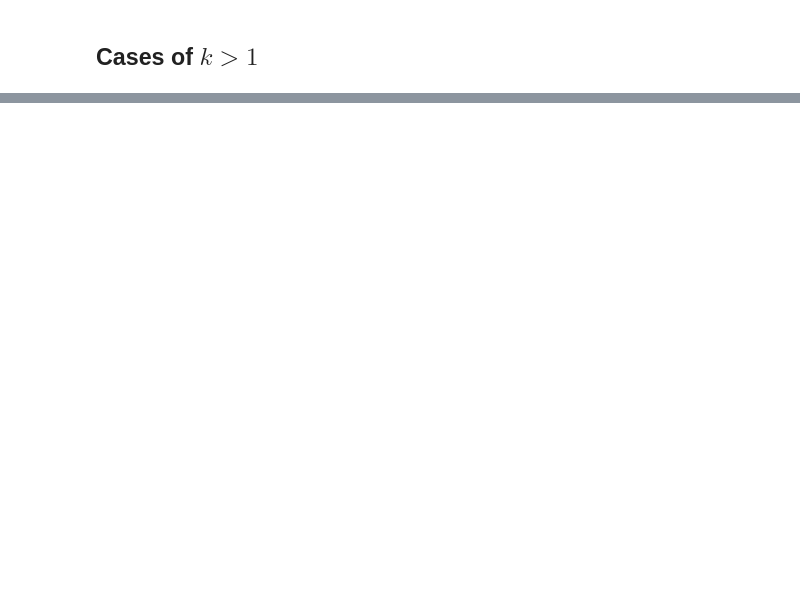
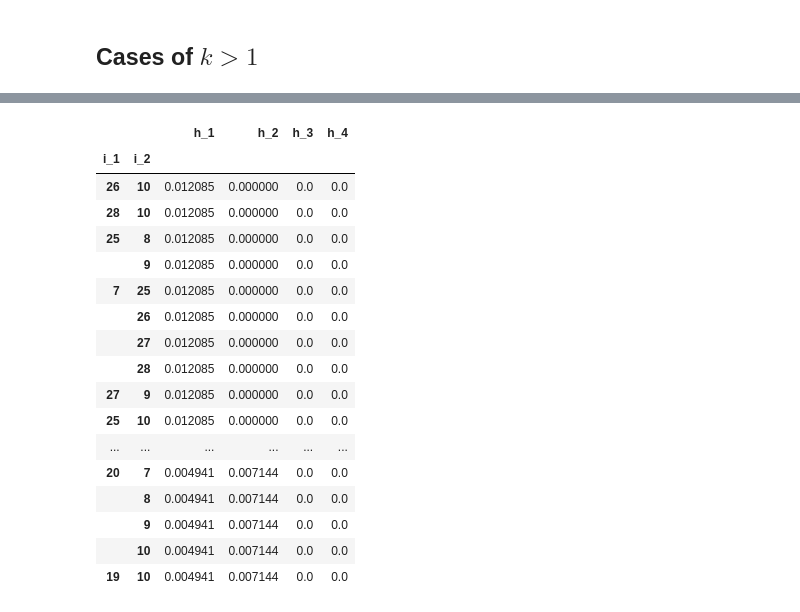
Before and after one commit to nataliavelez/teaching_models, a Jupyter notebook: testing_rectangle_model.ipynb, the cells around one changed output, grey strips where cells are left out. Cells and saved outputs as stored; diff of their text form; code cells hidden in the pictures; blank space fills up the shorter version.

```diff
--- a/testing_rectangle_model.ipynb
+++ b/testing_rectangle_model.ipynb
@@ -176,0 +349,23 @@ plot_problem_with_probs(df_5000)
+# %%
+# Sort by what examples would be the best for h1
+df_2ex_short_500.sort_values(by=['h_1'], ascending=False).head(50)
+# Oops, accidentally did it so that it double counts all the indices.... oops
+# %% [output]
+|  |  | h_1 | h_2 | h_3 | h_4 |
+| i_1 | i_2 |  |  |  |  |
+| 26 | 10 | 0.012085 | 0.000000 | 0.0 | 0.0 |
+| 28 | 10 | 0.012085 | 0.000000 | 0.0 | 0.0 |
+| 25 | 8 | 0.012085 | 0.000000 | 0.0 | 0.0 |
+|  | 9 | 0.012085 | 0.000000 | 0.0 | 0.0 |
+| 7 | 25 | 0.012085 | 0.000000 | 0.0 | 0.0 |
+|  | 26 | 0.012085 | 0.000000 | 0.0 | 0.0 |
+|  | 27 | 0.012085 | 0.000000 | 0.0 | 0.0 |
+|  | 28 | 0.012085 | 0.000000 | 0.0 | 0.0 |
+| 27 | 9 | 0.012085 | 0.000000 | 0.0 | 0.0 |
+| 25 | 10 | 0.012085 | 0.000000 | 0.0 | 0.0 |
+| ... | ... | ... | ... | ... | ... |
+| 20 | 7 | 0.004941 | 0.007144 | 0.0 | 0.0 |
+|  | 8 | 0.004941 | 0.007144 | 0.0 | 0.0 |
+|  | 9 | 0.004941 | 0.007144 | 0.0 | 0.0 |
+|  | 10 | 0.004941 | 0.007144 | 0.0 | 0.0 |
+| 19 | 10 | 0.004941 | 0.007144 | 0.0 | 0.0 |
```
Also changed, not shown: parts of 24 cells of this notebook.
